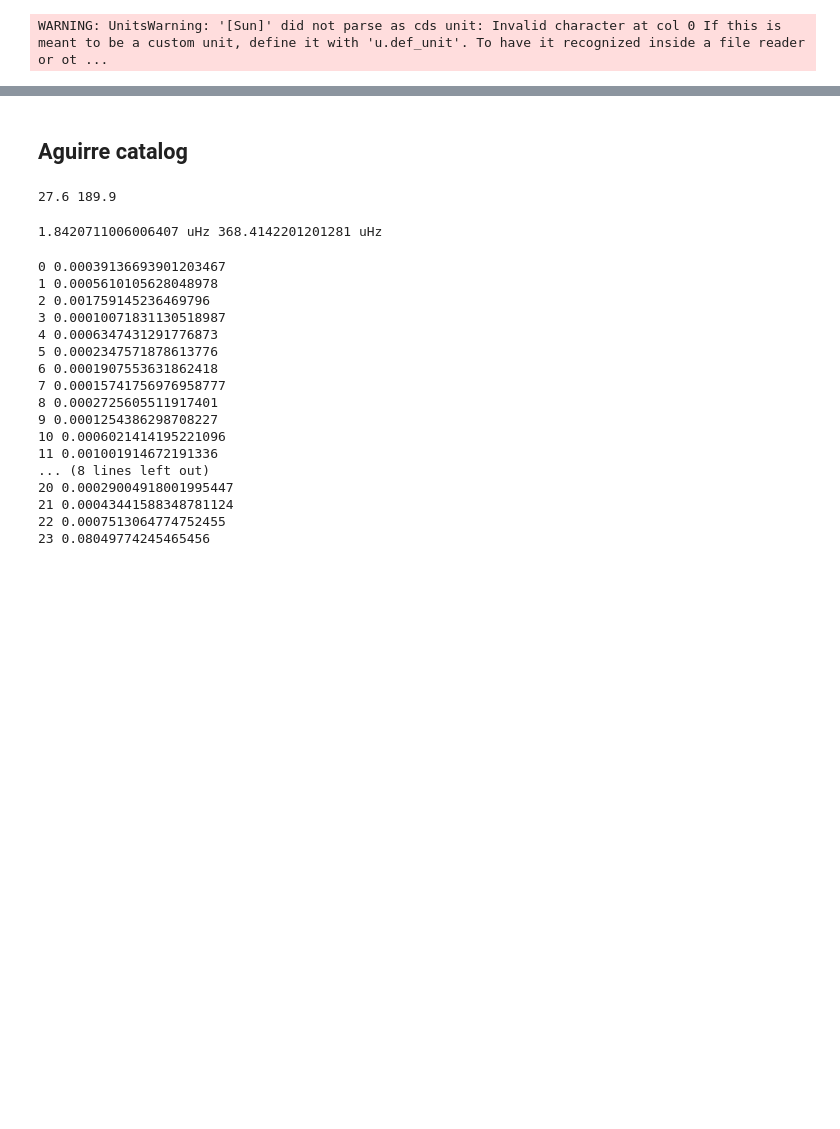
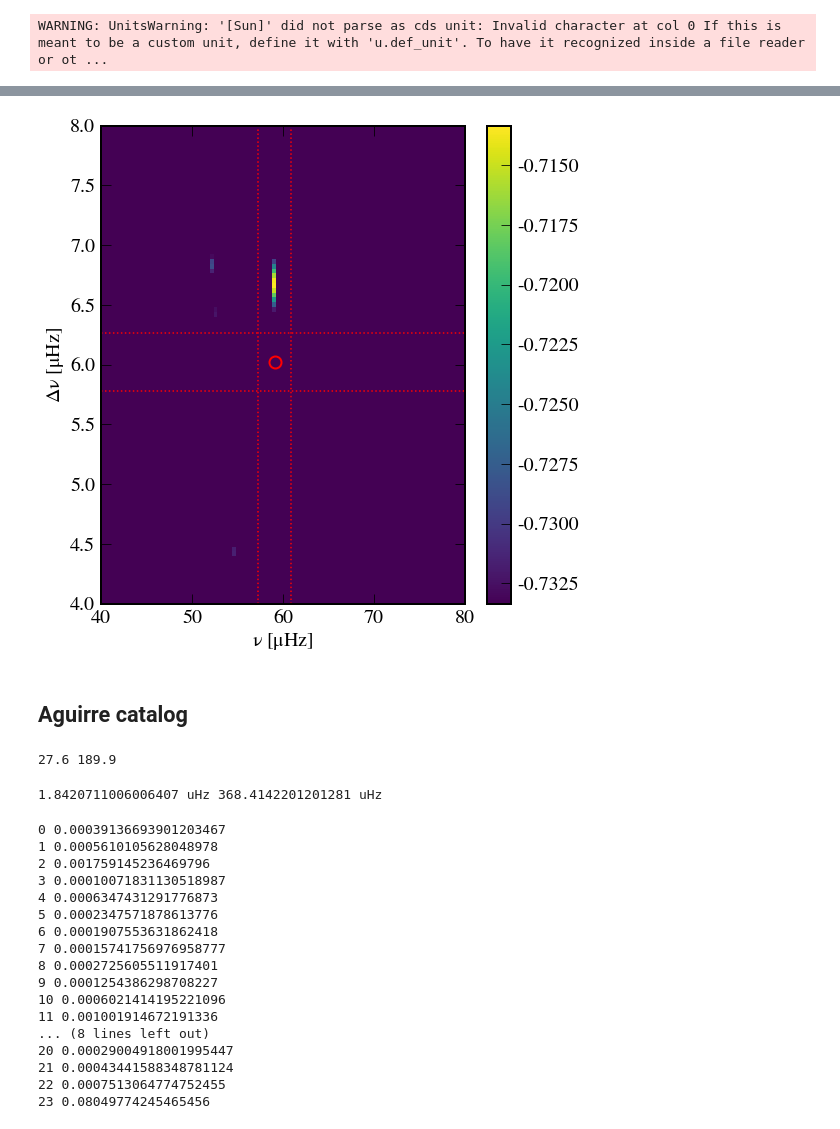
Before and after one commit to abonaca/tess_giants, a Jupyter notebook: notebooks/tic_periodograms.ipynb, the cells around one changed output, grey strips where cells are left out. Drawn from its saved outputs; the diff is of its cells as text; code cells hidden in the pictures; blank space fills up the shorter version.

```diff
--- a/notebooks/tic_periodograms.ipynb
+++ b/notebooks/tic_periodograms.ipynb
@@ -67,3 +171,22 @@ plt.savefig('../plots/lsp_tic_{:09d}_{:06d}.png'.format(tin['TIC'][i0], Nfreq))
+# %%
+plt.plot(tin['numax'][i0], tin['Delnu'][i0], 'o', ms=12, mec='r', c='none', mew=2)
+plt.axvline(tin['numax'][i0]-numax_err[i0], color='r', ls=':')
+plt.axvline(tin['numax'][i0]+numax_err[i0], color='r', ls=':')
+plt.axhline(tin['Delnu'][i0]-dnu_err[i0], color='r', ls=':')
+plt.axhline(tin['Delnu'][i0]+dnu_err[i0], color='r', ls=':')
+
+plt.imshow(lls, origin='lower', extent=[freqs[0].value, freqs[-1].value, dfreqs[0].value, dfreqs[-1].value],
+           aspect='auto', cmap='viridis', vmin=np.max(lls)-0.02, vmax=np.max(lls))
+
+plt.xlim(freqs[0].value, freqs[-1].value)
+plt.ylim(dfreqs[0].value, dfreqs[-1].value)
+plt.xlabel('$\\nu$ [$\mu$Hz]')
+plt.ylabel('$\Delta\\nu$ [$\mu$Hz]')
+plt.colorbar()
+
+plt.tight_layout()
+# %% [output]
+[figure, added]
 # %% [markdown]
 ## Aguirre catalog
 # %%
```
Also changed, not shown: parts of 19 cells of this notebook.
